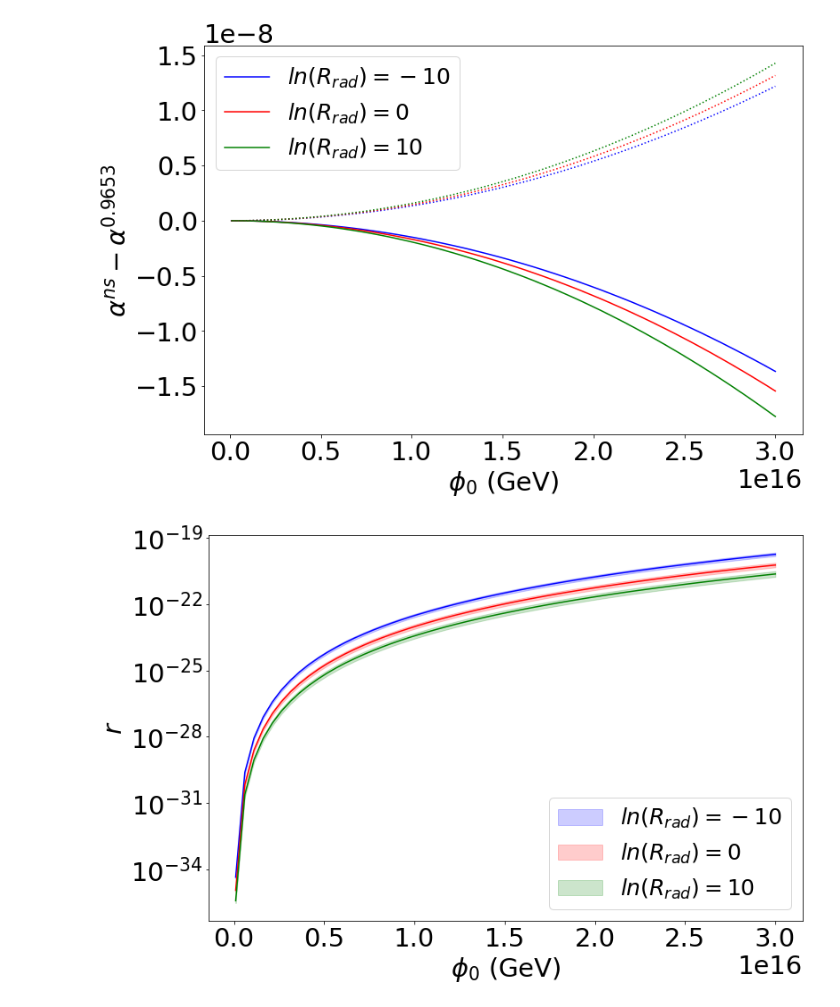
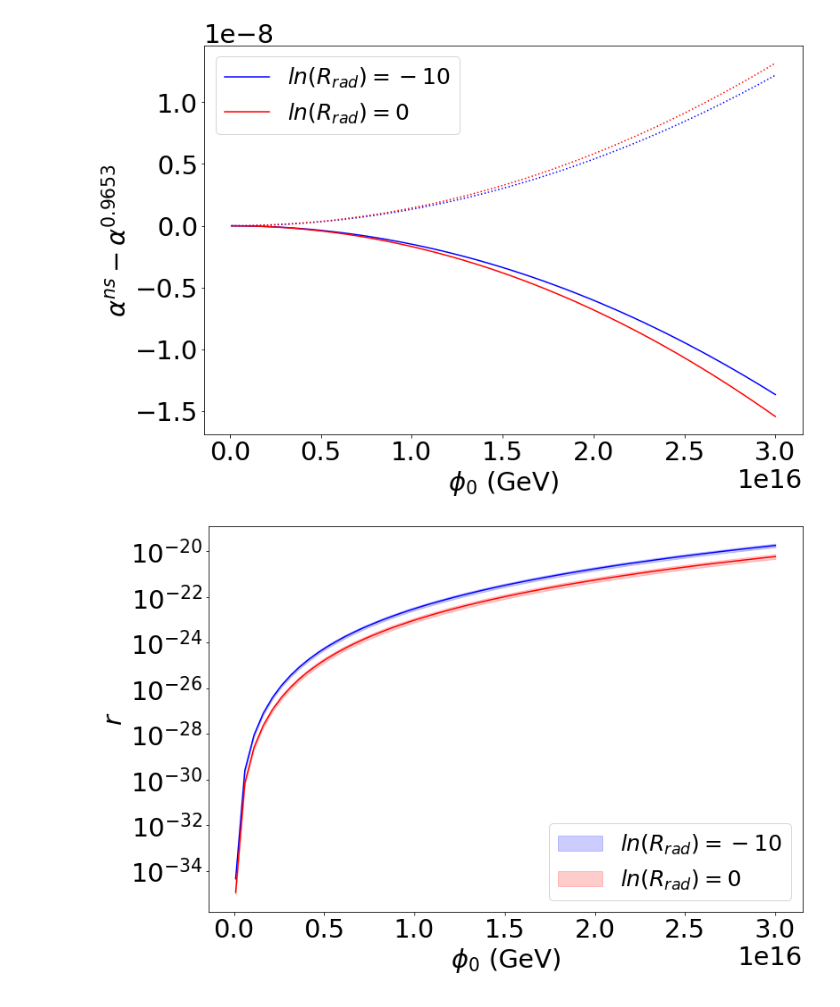
Before and after one commit to gweymann2/MSSM-Inflation, a Jupyter notebook: contour_tree/Tree plot.ipynb, the cells around one changed output. Cells and saved outputs as stored; diff of their text form; code cells hidden in the pictures.

```diff
--- a/contour_tree/Tree plot.ipynb
+++ b/contour_tree/Tree plot.ipynb
@@ -119,31 +119,31 @@ def alphaB(file, dtype=float):
 plt.figure(1)
 plt.plot(pd_to_array(file100, 'phi0B', dtype = 'mp'),alphaB(file100, dtype = 'mp')-alphaB(file101, dtype = 'mp'),label=r'$ln(R_{rad}) = -10$', color='blue')
 plt.plot(pd_to_array(file110, 'phi0B', dtype = 'mp'),alphaB(file110, dtype = 'mp')-alphaB(file111, dtype = 'mp'),label=r'$ln(R_{rad}) = 0$', color='red')
-plt.plot(pd_to_array(file120, 'phi0B', dtype = 'mp'),alphaB(file120, dtype = 'mp')-alphaB(file121, dtype = 'mp'),label=r'$ln(R_{rad}) = 10$', color='green')
+# plt.plot(pd_to_array(file120, 'phi0B', dtype = 'mp'),alphaB(file120, dtype = 'mp')-alphaB(file121, dtype = 'mp'),label=r'$ln(R_{rad}) = 10$', color='green')
 plt.plot(pd_to_array(file100, 'phi0B', dtype = 'mp'),alphaB(file102, dtype = 'mp')-alphaB(file101, dtype = 'mp'), color='blue', linestyle=':')
 plt.plot(pd_to_array(file110, 'phi0B', dtype = 'mp'),alphaB(file112, dtype = 'mp')-alphaB(file111, dtype = 'mp'), color='red', linestyle=':')
-plt.plot(pd_to_array(file120, 'phi0B', dtype = 'mp'),alphaB(file122, dtype = 'mp')-alphaB(file121, dtype = 'mp'), color='green', linestyle=':')
+# plt.plot(pd_to_array(file120, 'phi0B', dtype = 'mp'),alphaB(file122, dtype = 'mp')-alphaB(file121, dtype = 'mp'), color='green', linestyle=':')
 plt.xlabel(r'$\phi_0$ (GeV)')
 plt.ylabel(r'$\alpha^{ns}-\alpha^{0.9653}$')
 plt.legend(fontsize=25)
 define_plot_resolution()
 # %% [output]
-[figure, old version]
+[figure, new version]
 # %%
 plt.figure(7)
 plt.plot(pd_to_array(file101, 'phi0B'), pd_to_array(file101, 'r'),'blue')
 plt.plot(pd_to_array(file111, 'phi0B'), pd_to_array(file111, 'r'),'red')
-plt.plot(pd_to_array(file121, 'phi0B'), pd_to_array(file121, 'r'),'green')
+# plt.plot(pd_to_array(file121, 'phi0B'), pd_to_array(file121, 'r'),'green')
 plt.fill_between(pd_to_array(file100, 'phi0B'), pd_to_array(file100, 'r'), pd_to_array(file102, 'r'), color = 'blue', alpha=0.2, label=r'$ln(R_{rad}) = -10$')
 plt.fill_between(pd_to_array(file110, 'phi0B'), pd_to_array(file110, 'r'), pd_to_array(file112, 'r'), color='red', alpha=0.2, label=r'$ln(R_{rad}) = 0$')
-plt.fill_between(pd_to_array(file120, 'phi0B'), pd_to_array(file120, 'r'), pd_to_array(file122, 'r'), color='green', alpha=0.2, label=r'$ln(R_{rad}) = 10$')
+# plt.fill_between(pd_to_array(file120, 'phi0B'), pd_to_array(file120, 'r'), pd_to_array(file122, 'r'), color='green', alpha=0.2, label=r'$ln(R_{rad}) = 10$')
 plt.xlabel(r'$\phi_0$ (GeV)')
 plt.ylabel(r'$r$')
 plt.legend(fontsize=25)
 plt.semilogy()
 define_plot_resolution()
 # %% [output]
-[figure, old version]
+[figure, new version]
 # %%
 lnMpinGev = mp.mpf('42.334')
 Mp = mp.exp(lnMpinGev)
```
Also changed, not shown: parts of 2 cells of this notebook.
